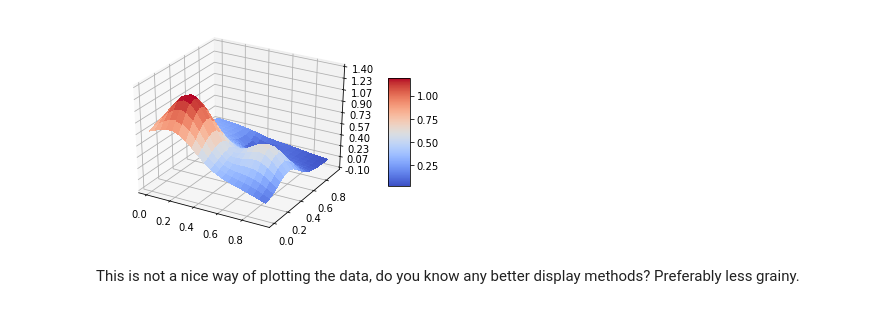
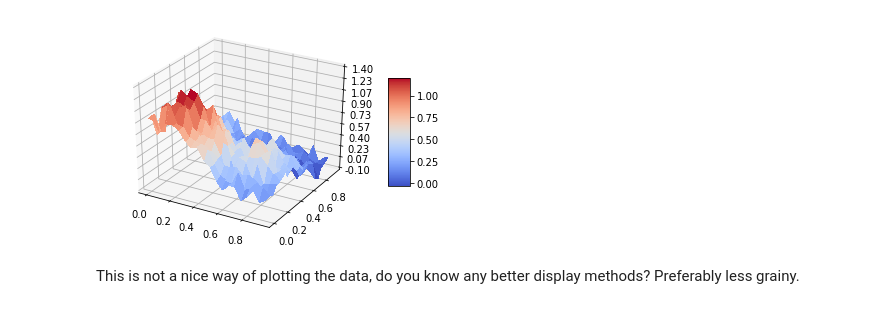
Before and after one commit to sigmunsl/FYS-STK4155, a Jupyter notebook: projects/Project1/Main.ipynb, the cells around one changed output. Drawn from its saved outputs; the diff is of its cells as text; code cells hidden in the pictures.

Commit message:
Added noise to the franke function

```diff
--- a/projects/Project1/Main.ipynb
+++ b/projects/Project1/Main.ipynb
@@ -1,36 +1,36 @@
 # %%
 from mpl_toolkits.mplot3d import Axes3D
 import matplotlib.pyplot as plt
 from matplotlib import cm
 from matplotlib.ticker import LinearLocator, FormatStrFormatter
 import numpy as np
 from random import random, seed
-import FrankeFunction as Frank
+import functions as fx
 
 
-fig = plt.figure()
-ax = fig.gca(projection='3d')
+fig         = plt.figure()
+ax          = fig.gca(projection='3d')
 
 # Make data.
-x = np.arange(0, 1, 0.05)
-y = np.arange(0, 1, 0.05)
-x, y = np.meshgrid(x,y)
+x           = np.arange(0, 1, 0.05)
+y           = np.arange(0, 1, 0.05)
+x, y        = np.meshgrid(x,y)
+noise_level = 0.1
 
 
-
-z = Frank.FrankeFunction(x, y)
+z           = fx.FrankeFunction(x, y, noise_level)
 
 
 # Plot the surface.
-surf = ax.plot_surface(x, y, z, cmap=cm.coolwarm, linewidth=0, antialiased=False)
+surf        = ax.plot_surface(x, y, z, cmap=cm.coolwarm, linewidth=0, antialiased=False)
 # Customize the z axis.
 ax.set_zlim(-0.10, 1.40)
 ax.zaxis.set_major_locator(LinearLocator(10))
 ax.zaxis.set_major_formatter(FormatStrFormatter('%.02f'))
 # Add a color bar which maps values to colors.
 fig.colorbar(surf, shrink=0.5, aspect=5)
 plt.show()
 # %% [output]
-[figure, old version]
+[figure, new version]
 # %% [markdown]
 This is not a nice way of plotting the data, do you know any better display methods? Preferably less grainy.
```
Also changed, not shown: parts of 2 cells of this notebook, 1 other file.
